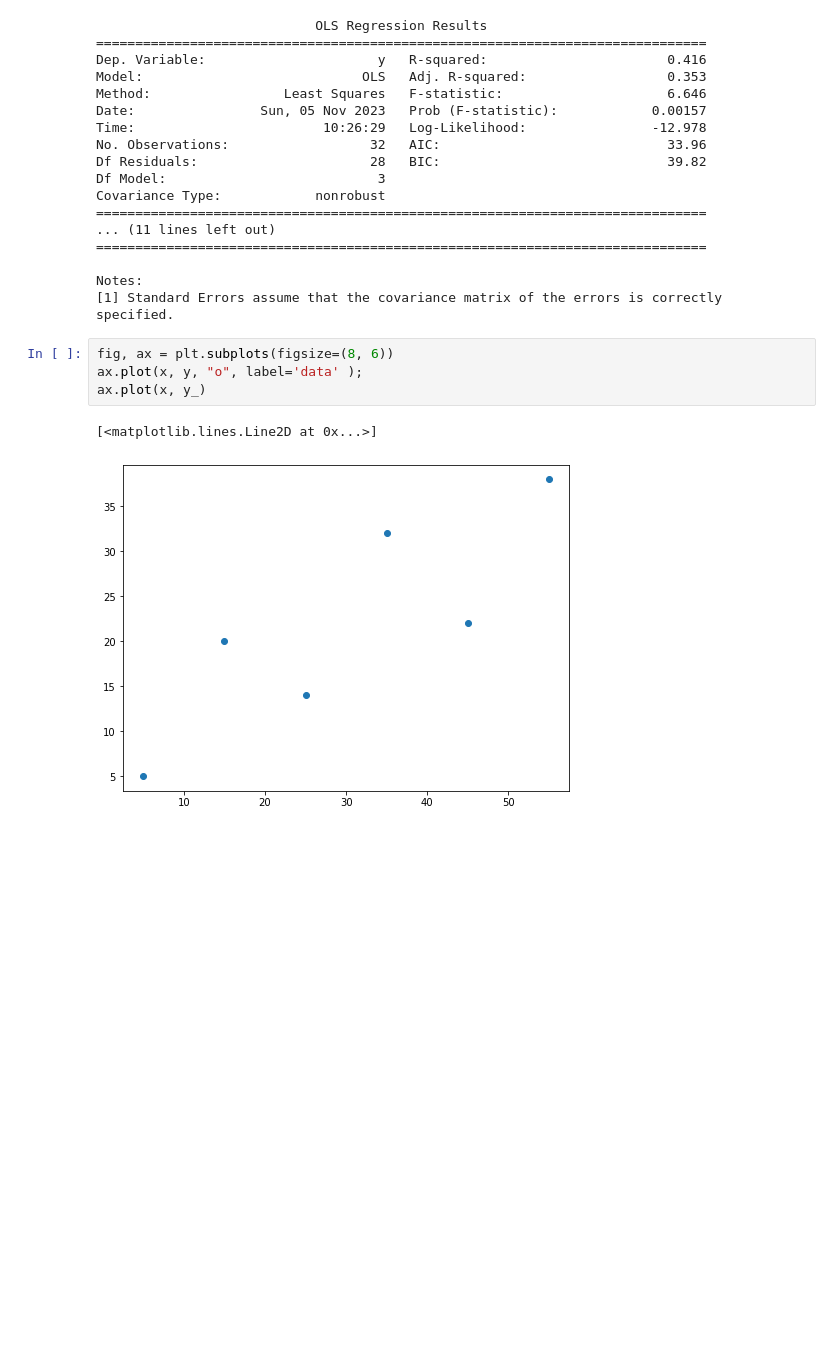
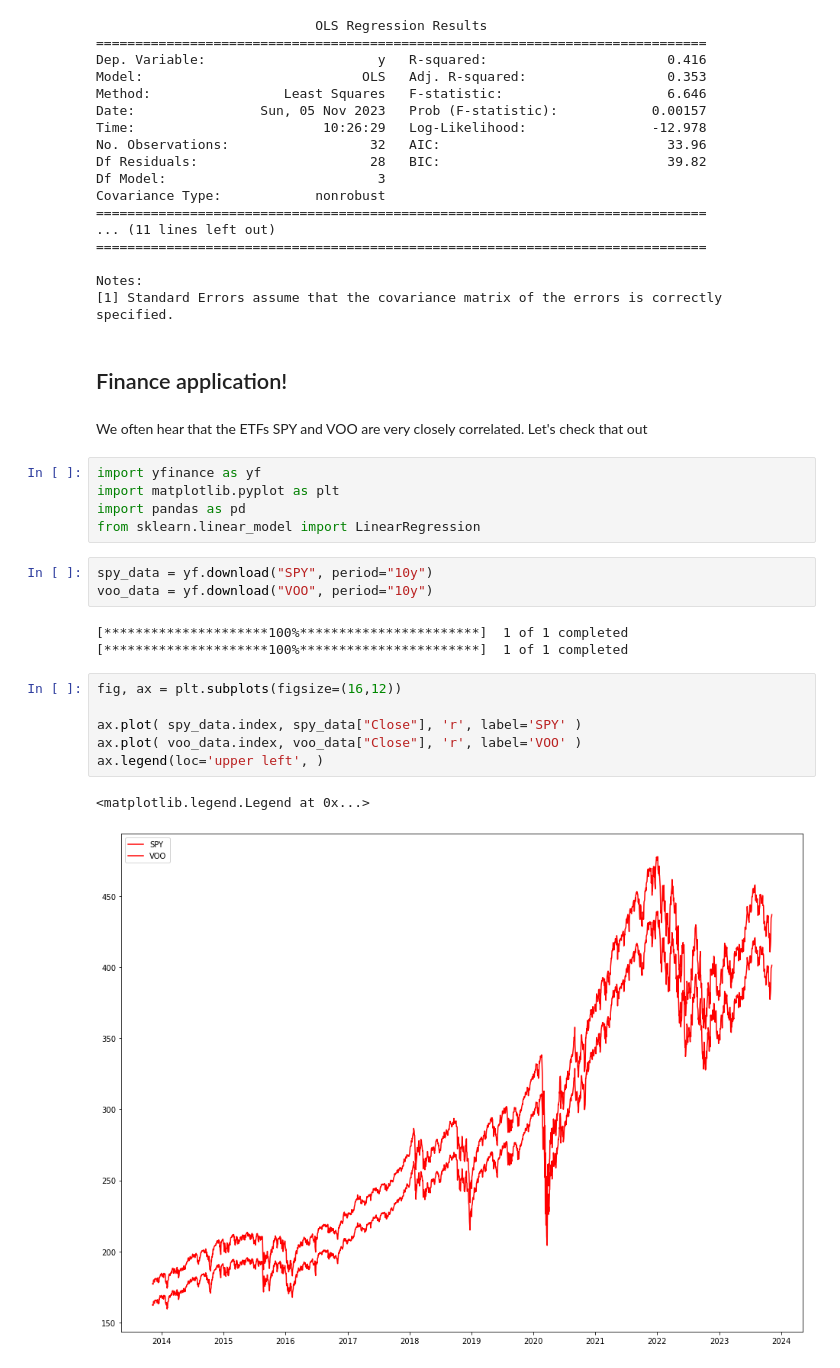
Before and after one commit to ravi-donepudi/algorithm-examples, a Jupyter notebook: Linear Regression.ipynb, the cells around one changed output. Saved outputs shown, nothing was run; the diff lists cells and outputs as text; blank space fills up the shorter version.

Commit message:
Adding a toy financial example (spy vs voo) for linear regression

```diff
--- a/Linear Regression.ipynb
+++ b/Linear Regression.ipynb
@@ -190,10 +188,27 @@ Covariance Type:            nonrobust
 
 Notes:
 [1] Standard Errors assume that the covariance matrix of the errors is correctly specified.
-# %%
-fig, ax = plt.subplots(figsize=(8, 6))
-ax.plot(x, y, "o", label='data' );
-ax.plot(x, y_)
-# %% [output]
-[<matplotlib.lines.Line2D at 0x...>]
-[figure, removed]
+# %% [markdown]
+## Finance application!
+# %% [markdown]
+We often hear that the ETFs SPY and VOO are very closely correlated. Let's check that out
+# %%
+import yfinance as yf
+import matplotlib.pyplot as plt
+import pandas as pd
+from sklearn.linear_model import LinearRegression
+# %%
+spy_data = yf.download("SPY", period="10y")
+voo_data = yf.download("VOO", period="10y")
+# %% [output]
+[*********************100%***********************]  1 of 1 completed
+[*********************100%***********************]  1 of 1 completed
+# %%
+fig, ax = plt.subplots(figsize=(16,12))
+
+ax.plot( spy_data.index, spy_data["Close"], 'r', label='SPY' )
+ax.plot( voo_data.index, voo_data["Close"], 'r', label='VOO' )
+ax.legend(loc='upper left', )
+# %% [output]
+<matplotlib.legend.Legend at 0x...>
+[figure, added]
```
Also changed, not shown: parts of 9 cells of this notebook.
